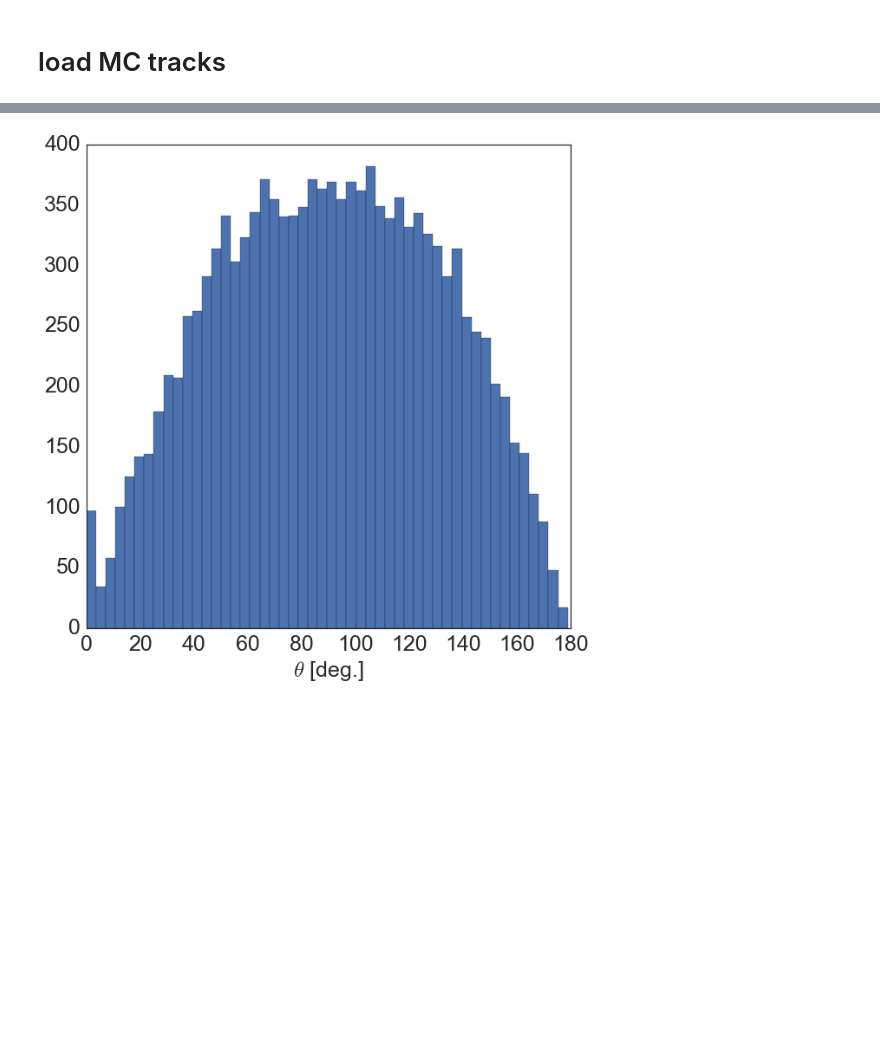
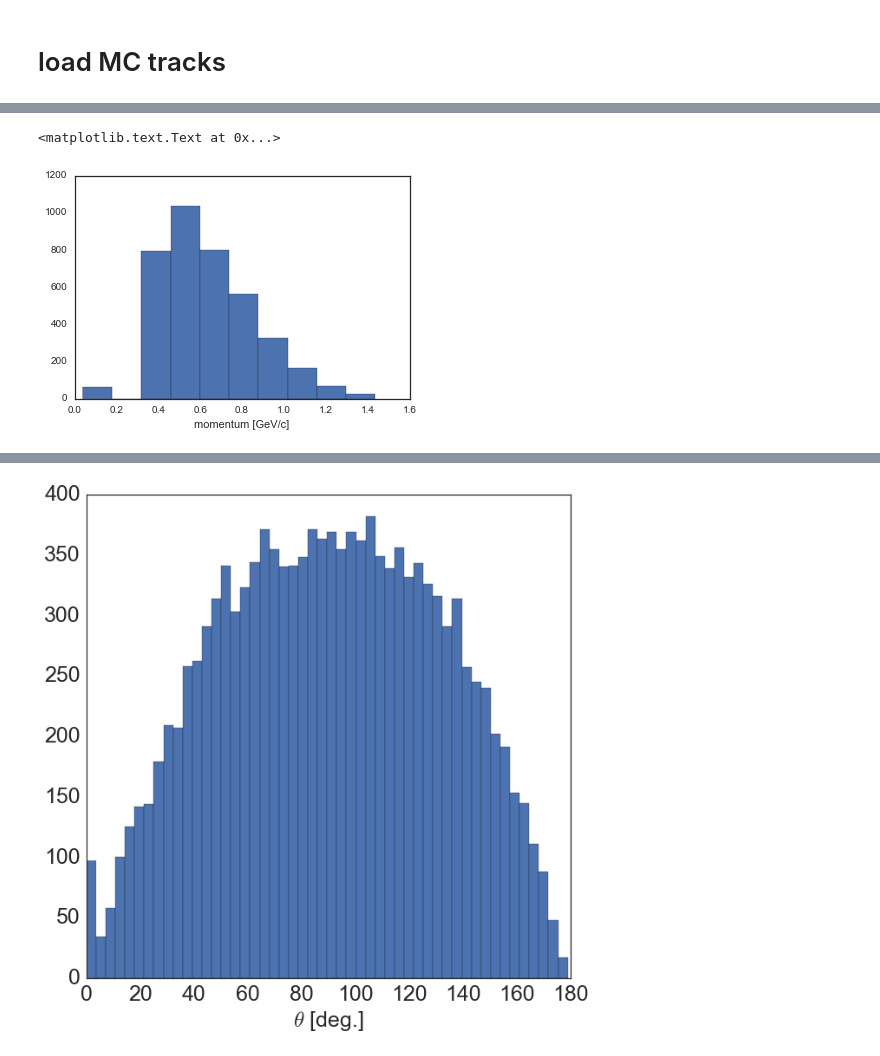
Before and after one commit to erezcoh4/AnalysisTreesInformation, a Jupyter notebook: AnaTreesPackage/notebooks/MC_SingleParticle_anatrees_plots.ipynb, the cells around one changed output, grey strips where cells are left out. Cells and saved outputs as stored; diff of their text form; code cells hidden in the pictures; blank space fills up the shorter version.

```diff
--- a/AnaTreesPackage/notebooks/MC_SingleParticle_anatrees_plots.ipynb
+++ b/AnaTreesPackage/notebooks/MC_SingleParticle_anatrees_plots.ipynb
@@ -31,0 +51,6 @@ MC_gen_protons[MC_gen_protons.pdg==2212]
+# %%
+plt.hist(MC_gen_protons.p)
+plt.xlabel('momentum [GeV/c]')
+# %% [output]
+<matplotlib.text.Text at 0x...>
+[figure, added]
```
Also changed, not shown: parts of 6 cells of this notebook, 3 other files.
